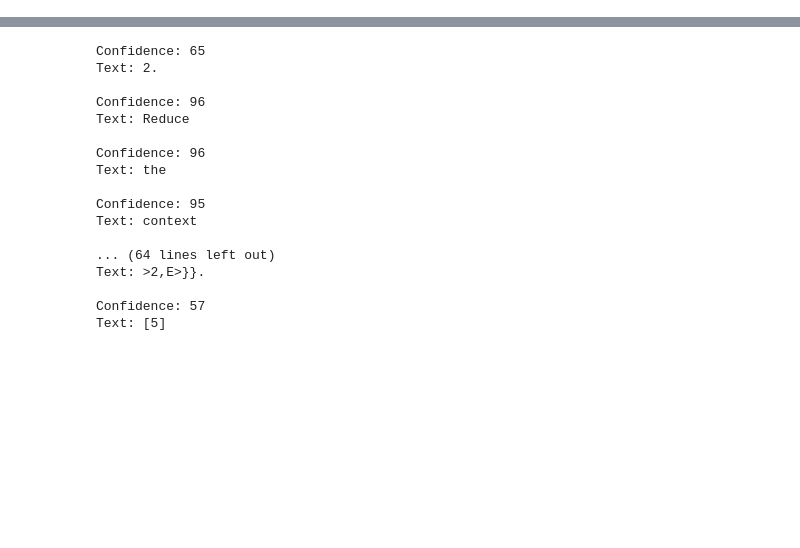
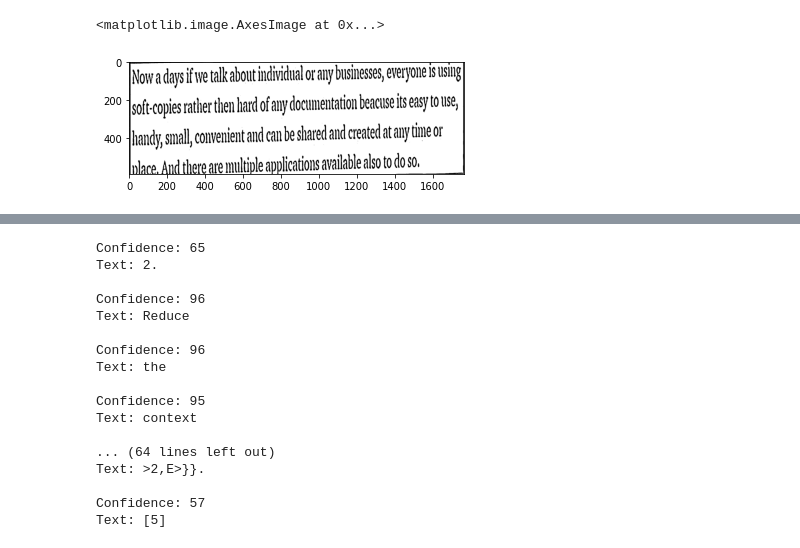
Before and after one commit to nexus-hash/Document-Digitisation, a Jupyter notebook: Image_Proc_Project.ipynb, the cells around one changed output, grey strips where cells are left out. Saved outputs shown, nothing was run; the diff lists cells and outputs as text; code cells hidden in the pictures; blank space fills up the shorter version.

```diff
--- a/Image_Proc_Project.ipynb
+++ b/Image_Proc_Project.ipynb
@@ -18,3 +20,11 @@ plt.imshow(image_rgb)
+# %%
+
+# record image size for future
+(rows,cols) = image.shape
+
+#image center
+u0 = (cols)/2.0
+v0 = (rows)/2.0
 # %%
 canny_image=cv2.Canny(image,100,200)
 plt.imshow(canny_image)
@@ -37,3 +170,11 @@ plt.imshow(image_rgb)
+# %%
+final_image_b=cv2.cvtColor(final_image,cv2.COLOR_BGR2GRAY);
+thres1=cv2.adaptiveThreshold(final_image_b,255,cv2.ADAPTIVE_THRESH_GAUSSIAN_C,cv2.THRESH_BINARY,21,5)
+thres1=cv2.cvtColor(thres1,cv2.COLOR_BGR2RGB)
+plt.imshow(thres1)
+# %% [output]
+<matplotlib.image.AxesImage at 0x...>
+[figure, added]
 # %%
 !pip install pytesseract
 # %% [output]
```
Also changed, not shown: parts of 20 cells of this notebook.
